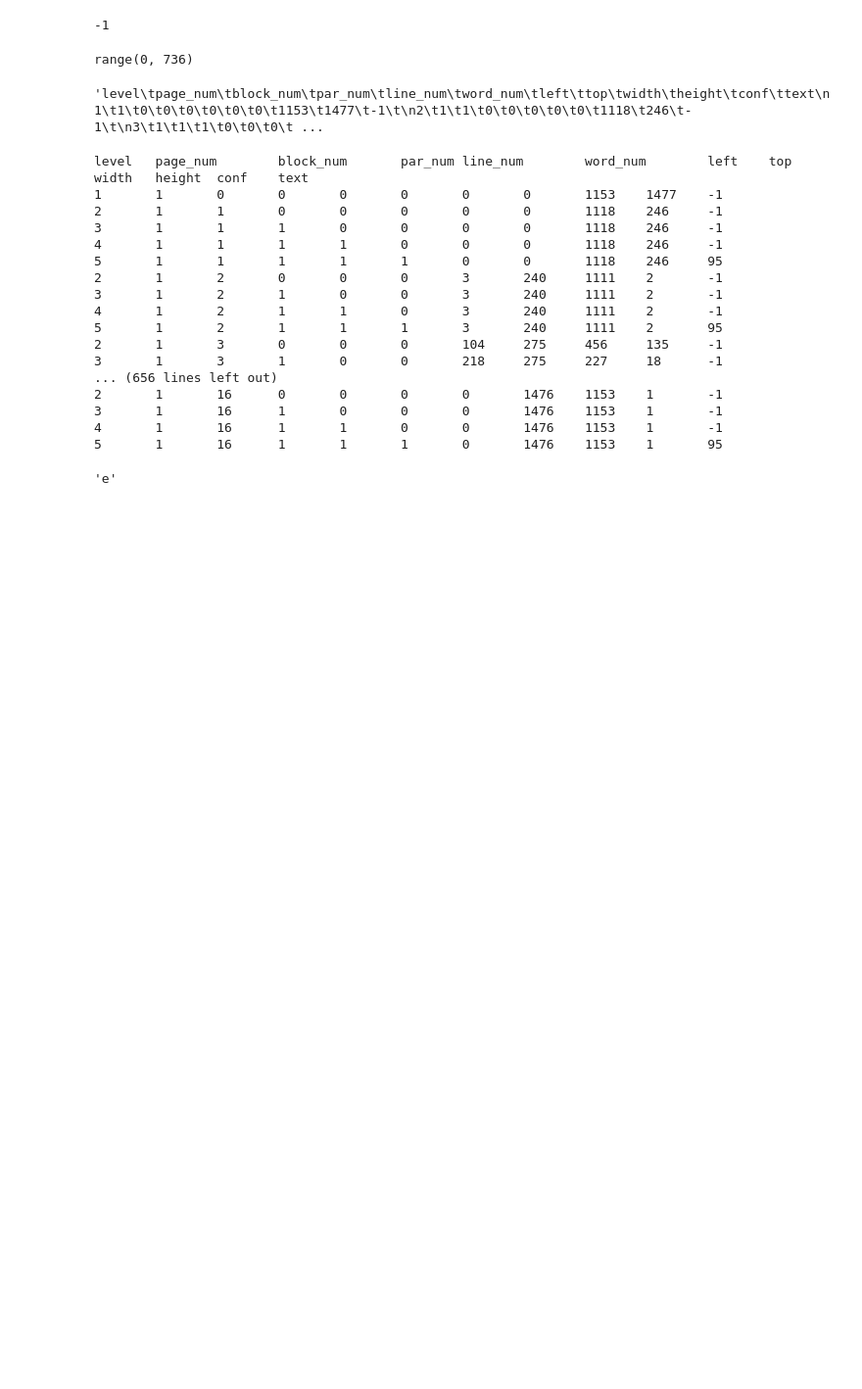
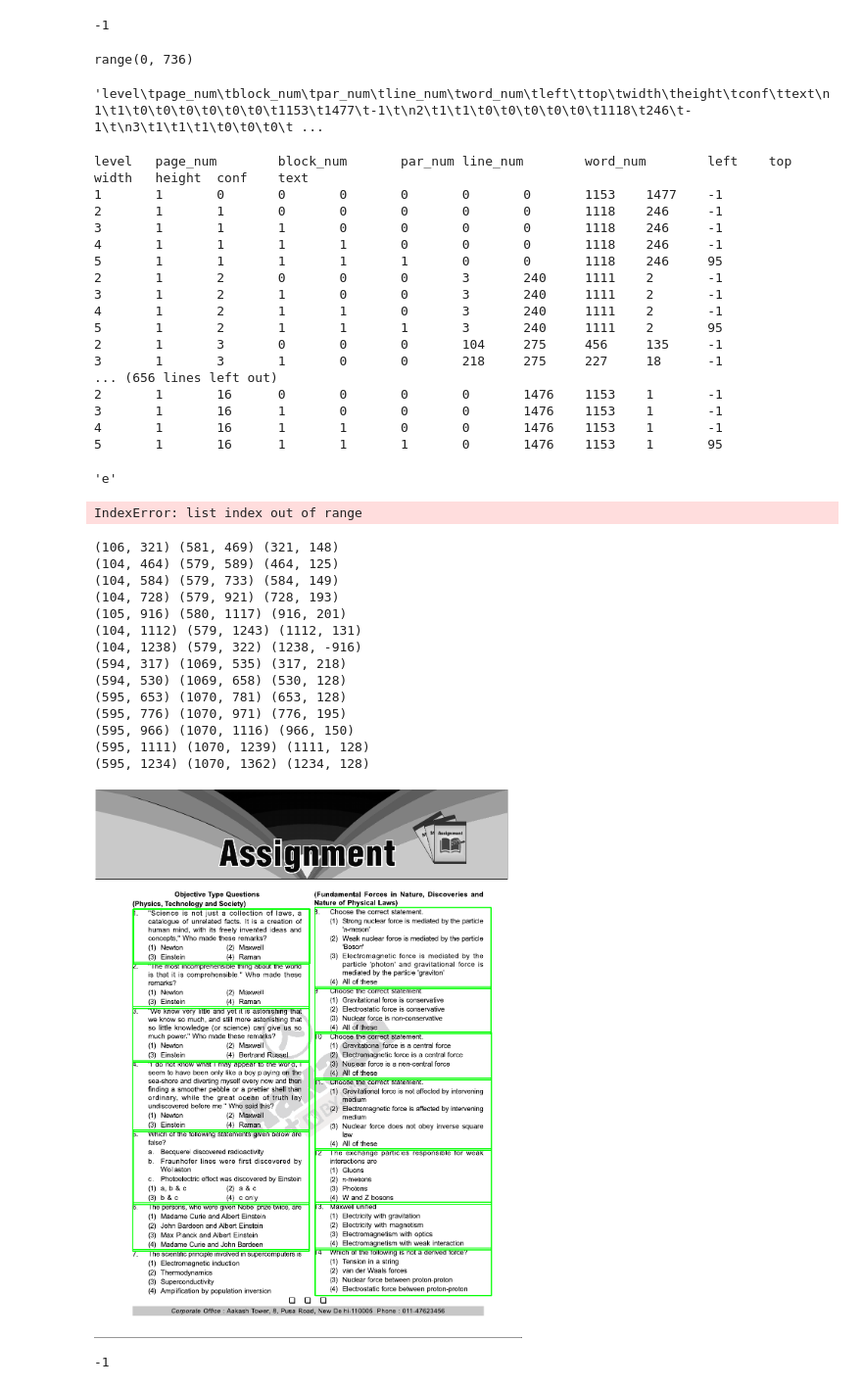
Before and after one commit to Abhishek92kumar/AI, a Jupyter notebook: OCR_Tessaract.ipynb, the cells around one changed output. Shown at 98% size. Drawn from its saved outputs; the diff is of its cells as text; code cells hidden in the pictures; blank space fills up the shorter version.

```diff
--- a/OCR_Tessaract.ipynb
+++ b/OCR_Tessaract.ipynb
@@ -607,3 +593,82 @@ level   page_num        block_num       par_num line_num        word_num
 d[1]
 # %% [output]
 'e'
+# %%
+import cv2
+import pytesseract
+from pytesseract import Output
+
+img = cv2.imread('/content/M-XI_23-24_PHY_C1_Physical World30.png')
+
+d = pytesseract.image_to_data(img, output_type=Output.DICT)
+from google.colab.patches import cv2_imshow
+n_boxes = len(d['text'])
+
+for i in range(n_boxes):
+  if (int(d['left'][i]) > 50 and int(d['left'][i]) < 107 and int(d['width'][i]) < 25 and int(d['height'][i]) < 15) or (int(d['left'][i]) > 590 and int(d['left'][i]) < 600 and int(d['width'][i]) < 25 and int(d['height'][i]) < 15):
+
+
+    #  (x, y, w, h) = (d['left'][i], d['top'][i], d['width'][i], d['height'][i])
+    #  (x, y, w, h) = (d['left'][i], d['top'][i]-5, 475, d['height'][i+1]-d['height'][i])
+     (x, y, w) = (d['left'][i], d['top'][i]-5, 475)
+     for l in range(i+1,n_boxes):
+      if (int(d['left'][l]) > 50 and int(d['left'][l]) < 107 and int(d['width'][l]) < 25 and int(d['height'][l]) < 15) or (int(d['left'][l]) > 590 and int(d['left'][l]) < 600 and int(d['width'][l]) < 25 and int(d['height'][l]) < 15):
+        h= ['top'][l]-d['top'][i]
+
+        # continue
+        break
+      # print('height is ' + ['top'][l])
+
+    #  h= ['top'][l]-d['top'][i]
+
+
+     img = cv2.rectangle(img, (x, y), (x + w, y + h), (0, 255, 0), 2)
+     print((x, y), (x + w, y + h), (y, h))
+    #  img = cv2.putText(img, (x, y), (x + w, y + h), (0, 255, 0), 2,cv2.FONT_HERSHEY_SIMPLEX, 0.4, (255, 0, 0),1)
+
+cv2_imshow(img)
+cv2.waitKey(0)
+# %% [output]
+IndexError: list index out of range
+# %%
+import cv2
+import pytesseract
+from pytesseract import Output
+from google.colab.patches import cv2_imshow
+
+img = cv2.imread('/content/M-XI_23-24_PHY_C1_Physical World30.png')
+
+d = pytesseract.image_to_data(img, output_type=Output.DICT)
+n_boxes = len(d['text'])
+
+for i in range(n_boxes):
+    if (int(d['left'][i]) > 50 and int(d['left'][i]) < 107 and int(d['width'][i]) < 25 and int(d['height'][i]) < 15) or (int(d['left'][i]) > 590 and int(d['left'][i]) < 600 and int(d['width'][i]) < 25 and int(d['height'][i]) < 15):
+        (x, y, w) = (d['left'][i], d['top'][i]-5, 475)
+
+        for l in range(i+1, n_boxes):
+            if (int(d['left'][l]) > 50 and int(d['left'][l]) < 107 and int(d['width'][l]) < 25 and int(d['height'][l]) < 15) or (int(d['left'][l]) > 590 and int(d['left'][l]) < 600 and int(d['width'][l]) < 25 and int(d['height'][l]) < 15):
+                h = d['top'][l] - y
+                break
+
+        img = cv2.rectangle(img, (x, y), (x + w, y + h), (0, 255, 0), 2)
+        print((x, y), (x + w, y + h), (y, h))
+
+cv2_imshow(img)
+cv2.waitKey(0)
+# %% [output]
+(106, 321) (581, 469) (321, 148)
+(104, 464) (579, 589) (464, 125)
+(104, 584) (579, 733) (584, 149)
+(104, 728) (579, 921) (728, 193)
+(105, 916) (580, 1117) (916, 201)
+(104, 1112) (579, 1243) (1112, 131)
+(104, 1238) (579, 322) (1238, -916)
+(594, 317) (1069, 535) (317, 218)
+(594, 530) (1069, 658) (530, 128)
+(595, 653) (1070, 781) (653, 128)
+(595, 776) (1070, 971) (776, 195)
+(595, 966) (1070, 1116) (966, 150)
+(595, 1111) (1070, 1239) (1111, 128)
+(595, 1234) (1070, 1362) (1234, 128)
+[figure, added]
+-1
```
Also changed, not shown: parts of 6 cells of this notebook.
